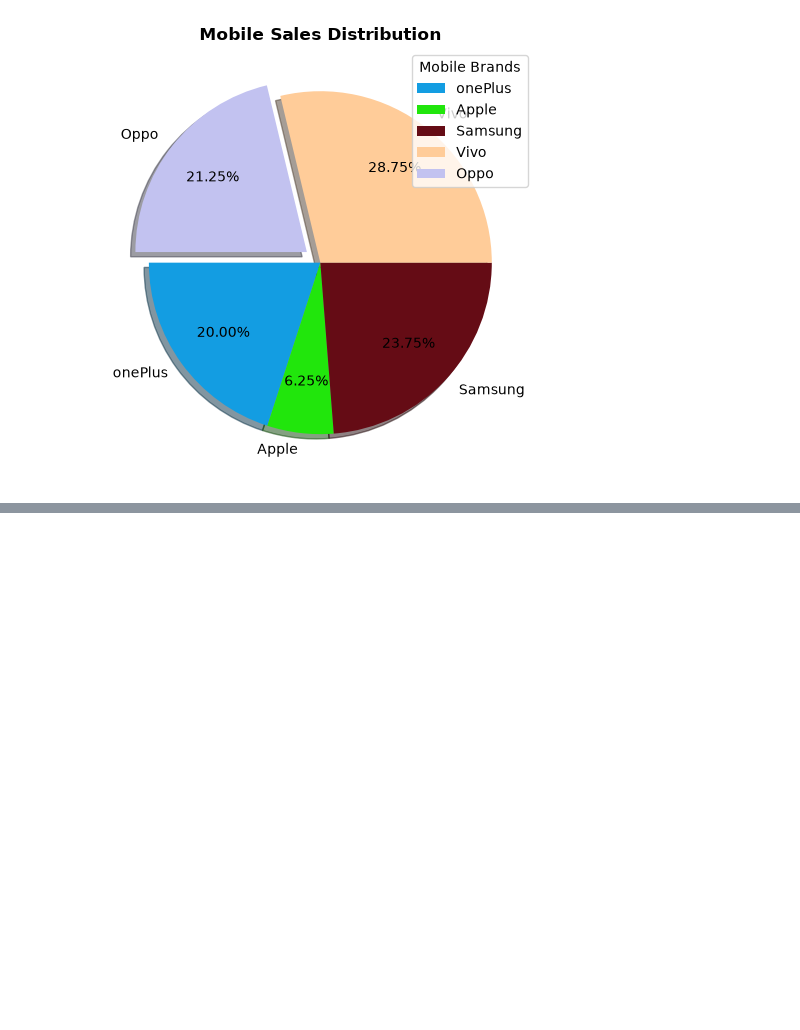
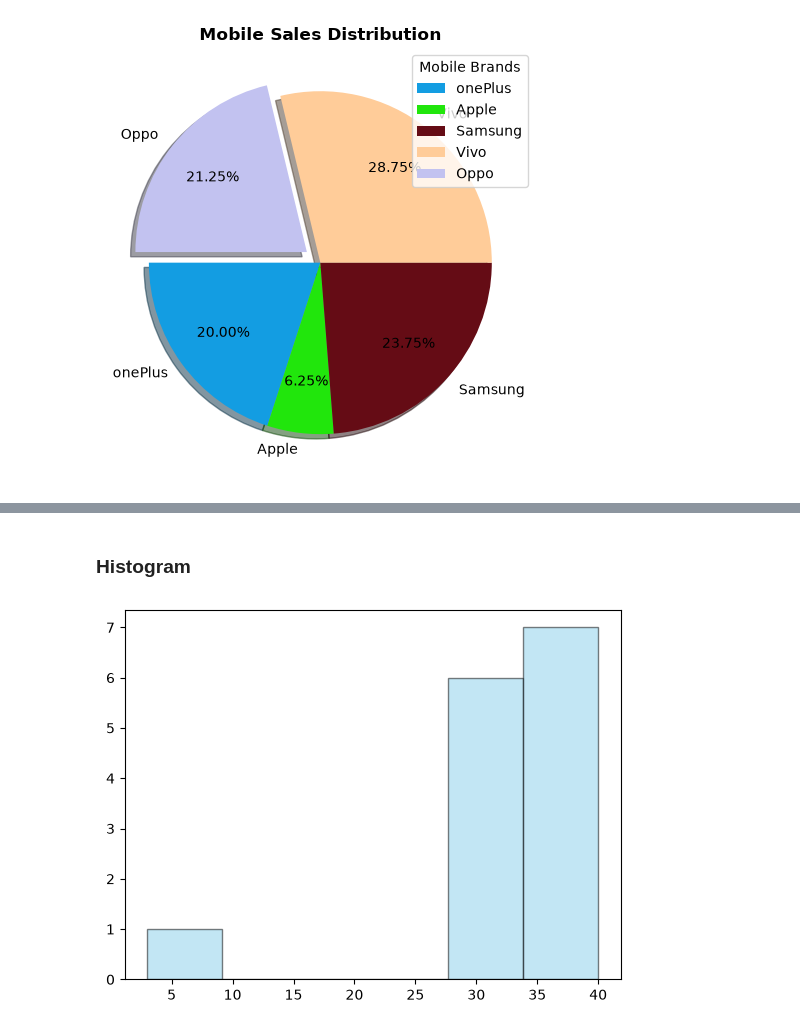
Before and after one commit to KarthikBNayak2006/Python-DataScience, a Jupyter notebook: Matplotlib/MatPlotLibPhasse2.ipynb, the cells around one changed output, grey strips where cells are left out. Drawn from its saved outputs; the diff is of its cells as text; code cells hidden in the pictures; blank space fills up the shorter version.

```diff
--- a/Matplotlib/MatPlotLibPhasse2.ipynb
+++ b/Matplotlib/MatPlotLibPhasse2.ipynb
@@ -44,0 +45,17 @@ ValueError: 'explode' must be of length 'x', not 5
+# %% [markdown]
+### Histogram
+# %%
+weather={
+"time":['9.00','9.30','10.00','10.30','11.00','11.30','12.00','12.30','13.00','13.30','14.00','14,30','15.00','15.30'],
+"temp":[33,30,30,32,33,34,35,36,37,38,39,40,33,3]
+}
+weather_df=pd.DataFrame(weather)
+plt.hist(
+   weather_df['temp'],
+   bins=6,color='skyblue',
+   edgecolor="Black",
+   alpha=0.5
+)
+plt.show()
+# %% [output]
+[figure, added]
```
Also changed, not shown: parts of 6 cells of this notebook.
